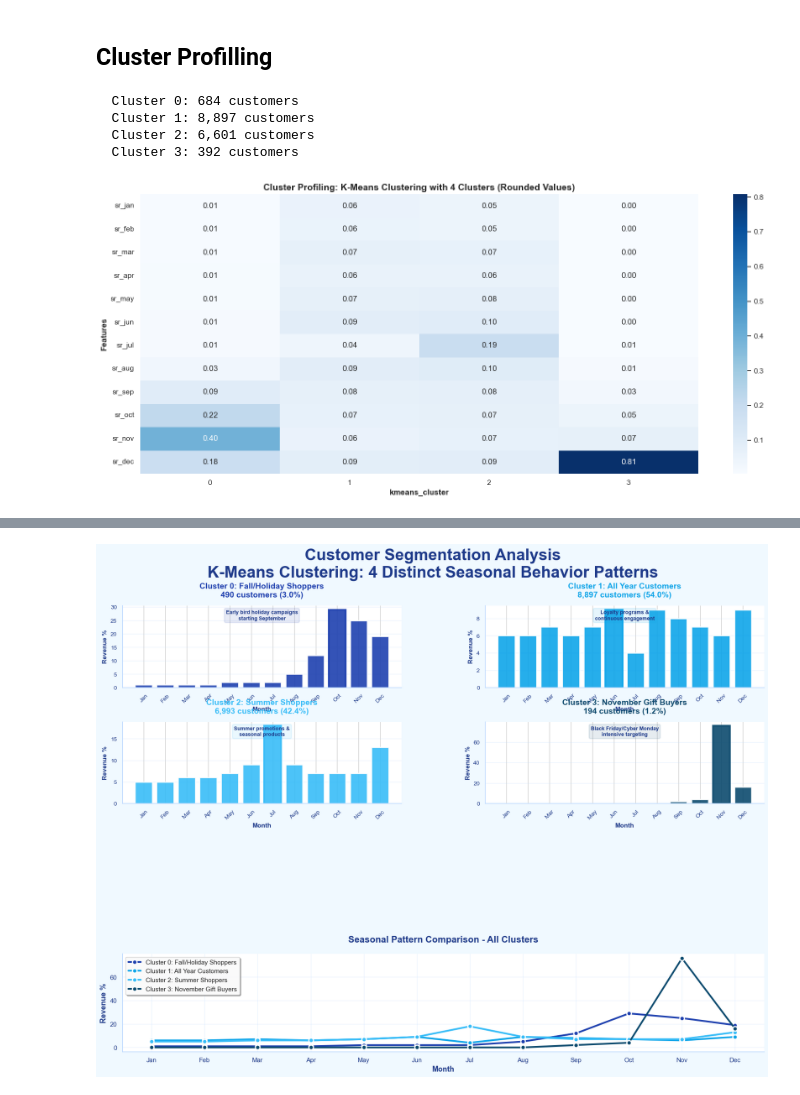
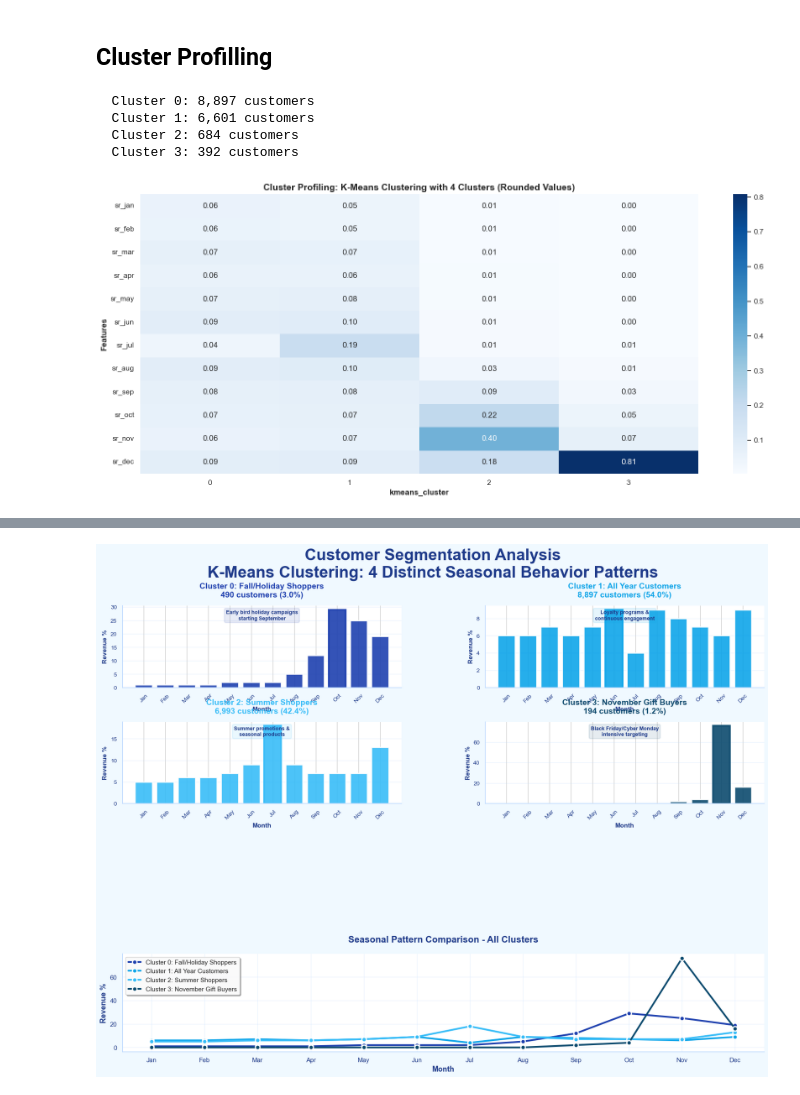
Before and after one commit to calcoafrancisca/Group-39---DM---Part2, a Jupyter notebook: seasonal_clustering.ipynb, the cells around one changed output, grey strips where cells are left out. Drawn from its saved outputs; the diff is of its cells as text; code cells hidden in the pictures.

```diff
--- a/seasonal_clustering.ipynb
+++ b/seasonal_clustering.ipynb
@@ -192,16 +192,28 @@ n_clusters = None
 
 linkage_matrix= linkage(df_seasonal, method="ward")
 # %%
-# Plot the corresponding dendrogram
-sns.set()
+import matplotlib.pyplot as plt
+import seaborn as sns
+from scipy.cluster.hierarchy import dendrogram
+
+sns.set_style("white")
 fig = plt.figure(figsize=(11,5))
-# The Dendrogram parameters need to be tuned
-Y_THRESHOLD = 100
-dendrogram(linkage_matrix, truncate_mode='level', p=5, color_threshold=Y_THRESHOLD, above_threshold_color='navy')
-    # You can play with 'truncate_mode' and 'p' define what level the dendrogram shows
-    # above_threshold_color='k' forces black color for the lines above the threshold)
-plt.hlines(Y_THRESHOLD, 0, 1000, colors="royalblue", linestyles="dashed")
-plt.title(f'Hierarchical Clustering Dendrogram: Ward Linkage', fontsize=21, color='navy')
+
+Y_THRESHOLD = 15
+
+# Generate dendrogram and capture the coordinates
+dendro = dendrogram(
+    linkage_matrix,
+    truncate_mode='level',
+    p=5,
+    color_threshold=Y_THRESHOLD,
+    above_threshold_color='navy'
+)
+
+# Draw horizontal line at Y_THRESHOLD using dendrogram x-axis limits
+plt.hlines(Y_THRESHOLD, xmin=0, xmax=max(dendro['icoord'][-1]), colors="royalblue", linestyles="dashed", linewidth=2)
+
+plt.title('Hierarchical Clustering Dendrogram: Ward Linkage', fontsize=21, color='navy')
 plt.xlabel('Number of points in node', color='navy')
 plt.ylabel(f'{distance.title()} Distance', fontsize=13, color='navy')
 plt.show()
@@ -481,41 +495,42 @@ plt.show()
 ## Cluster Profilling
 # %%
 #Final clustering kmeans with 4 clusters
-km = KMeans(n_clusters=4, init="k-means++", random_state=94)
-km_labels_4 = km.fit_predict(df_seasonal)
+hc4 = AgglomerativeClustering(n_clusters=4,metric='euclidean',
+    linkage='ward' )
+km_labels_4 = hc4.fit_predict(df_seasonal)
 print(f"  Cluster 0: {np.sum(km_labels_4 == 0):,} customers")
 print(f"  Cluster 1: {np.sum(km_labels_4 == 1):,} customers")
 print(f"  Cluster 2: {np.sum(km_labels_4 == 2):,} customers")
 print(f"  Cluster 3: {np.sum(km_labels_4 == 3):,} customers")
 
 # add kmeans cluster labels to df
 df_seasonal['kmeans_cluster'] = km_labels_4
 
 features_to_cluster = df_seasonal.columns.drop('kmeans_cluster')
 # Inverse transform to get original scale
 df_original_scale = pd.DataFrame(
     scaler.inverse_transform(df_seasonal[features_to_cluster]),
     columns=features_to_cluster,
     index=df_seasonal.index
 )
 
 # Add cluster labels
 df_original_scale['kmeans_cluster'] = df_seasonal['kmeans_cluster'].values
 # Calculate mean per cluster (in original scale)
 cluster_profile_original = df_original_scale.groupby('kmeans_cluster')[features_to_cluster].mean()
 
 
 plt.figure(figsize=(16, 7))
 sns.heatmap(cluster_profile_original.T, cmap="Blues", annot=True, fmt=".2f")
 plt.title("Cluster Profiling: K-Means Clustering with 4 Clusters (Rounded Values)",
           fontweight='bold', fontsize=14)
 plt.xlabel("kmeans_cluster", fontweight='bold')
 plt.ylabel("Features", fontweight='bold')
 plt.tight_layout()
 plt.show()
 # %% [output]
-  Cluster 0: 684 customers
-  Cluster 1: 8,897 customers
-  Cluster 2: 6,601 customers
+  Cluster 0: 8,897 customers
+  Cluster 1: 6,601 customers
+  Cluster 2: 684 customers
   Cluster 3: 392 customers
-[figure, old version]
+[figure, new version]
```
Also changed, not shown: parts of 14 cells of this notebook, 1 other file.
